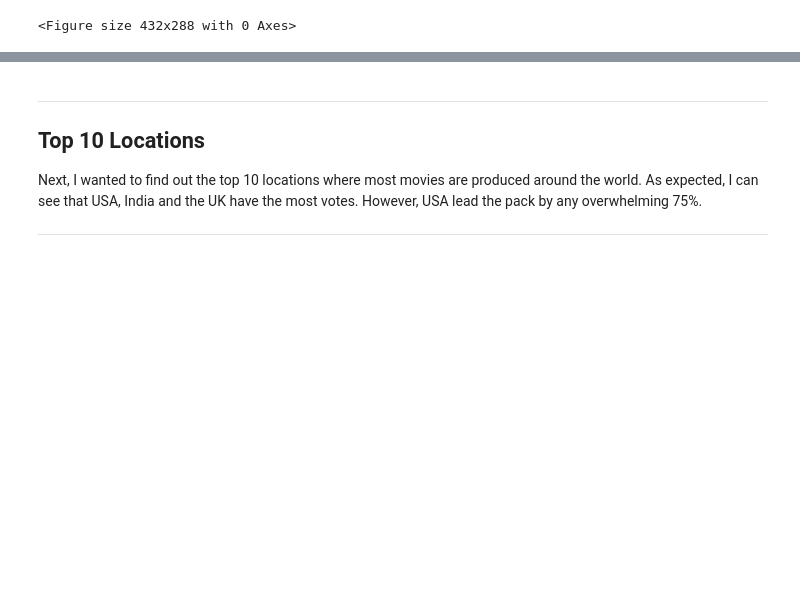
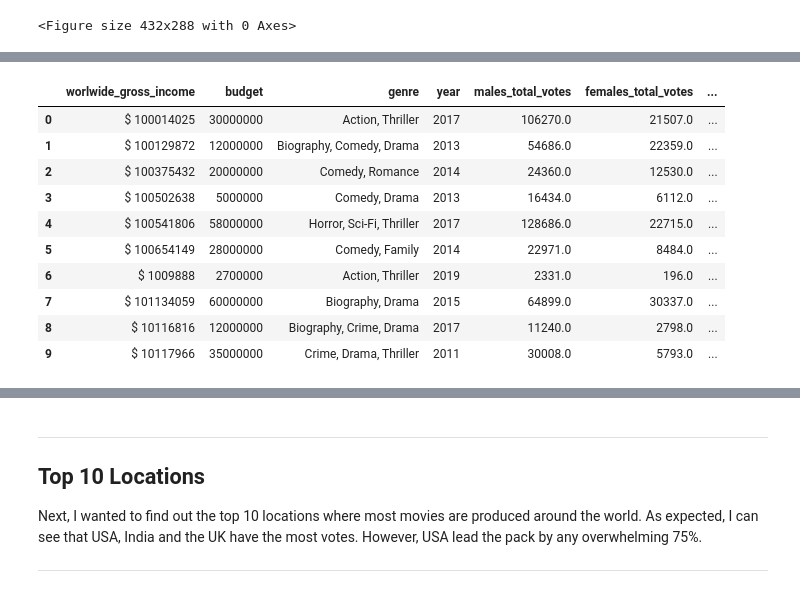
Before and after one commit to lookupkim/110920-pt-project-template, a Jupyter notebook: MMA.ipynb, the cells around one changed output, grey strips where cells are left out. Saved outputs shown, nothing was run; the diff lists cells and outputs as text; code cells hidden in the pictures; blank space fills up the shorter version.

```diff
--- a/MMA.ipynb
+++ b/MMA.ipynb
@@ -868,0 +175,28 @@ df_reviews2010_xx.iloc[:10]
+# %%
+df_reviews2010 = movies_ratings[movies_ratings.year >= 2010]
+df_reviews2010 = df_reviews2010[df_reviews2010.year < 2020] #excludes 2020
+df_reviews2010['budget'] = df_reviews2010['budget'].str.split(' ', expand = True)[1]
+df_reviews2010.dropna(inplace=True)
+df_reviews2010 = df_reviews2010.rename(columns={'males_allages_votes':'males_total_votes','females_allages_votes':'females_total_votes',
+                                                    'males_45age_votes':'males_generation_x_votes','females_45age_votes':'females_generation_x_votes',
+                                                   'males_30age_votes':'males_millennials_votes','males_30age_votes':'males_millennials_votes',
+                                                   'females_30age_votes':'females_millennials_votes','males_18age_votes':'males_generation_z_votes',
+                                                   'females_18age_votes':'females_generation_z_votes'})
+df_reviews2010 = df_reviews2010[['genre','budget','worlwide_gross_income','year','males_total_votes','females_total_votes','males_generation_x_votes','females_generation_x_votes',
+                                     'males_millennials_votes','females_millennials_votes','males_generation_z_votes',
+                                     'females_generation_z_votes']].groupby(['worlwide_gross_income','budget','genre']).sum().reset_index()
+
+df_reviews2010 = df_reviews2010.iloc[:10]
+df_reviews2010
+# %% [output]
+|  | worlwide_gross_income | budget | genre | year | males_total_votes | females_total_votes | ... |
+| 0 | $ 100014025 | 30000000 | Action, Thriller | 2017 | 106270.0 | 21507.0 | ... |
+| 1 | $ 100129872 | 12000000 | Biography, Comedy, Drama | 2013 | 54686.0 | 22359.0 | ... |
+| 2 | $ 100375432 | 20000000 | Comedy, Romance | 2014 | 24360.0 | 12530.0 | ... |
+| 3 | $ 100502638 | 5000000 | Comedy, Drama | 2013 | 16434.0 | 6112.0 | ... |
+| 4 | $ 100541806 | 58000000 | Horror, Sci-Fi, Thriller | 2017 | 128686.0 | 22715.0 | ... |
+| 5 | $ 100654149 | 28000000 | Comedy, Family | 2014 | 22971.0 | 8484.0 | ... |
+| 6 | $ 1009888 | 2700000 | Action, Thriller | 2019 | 2331.0 | 196.0 | ... |
+| 7 | $ 101134059 | 60000000 | Biography, Drama | 2015 | 64899.0 | 30337.0 | ... |
+| 8 | $ 10116816 | 12000000 | Biography, Crime, Drama | 2017 | 11240.0 | 2798.0 | ... |
+| 9 | $ 10117966 | 35000000 | Crime, Drama, Thriller | 2011 | 30008.0 | 5793.0 | ... |
```
Also changed, not shown: parts of 64 cells of this notebook, 23 other files.
